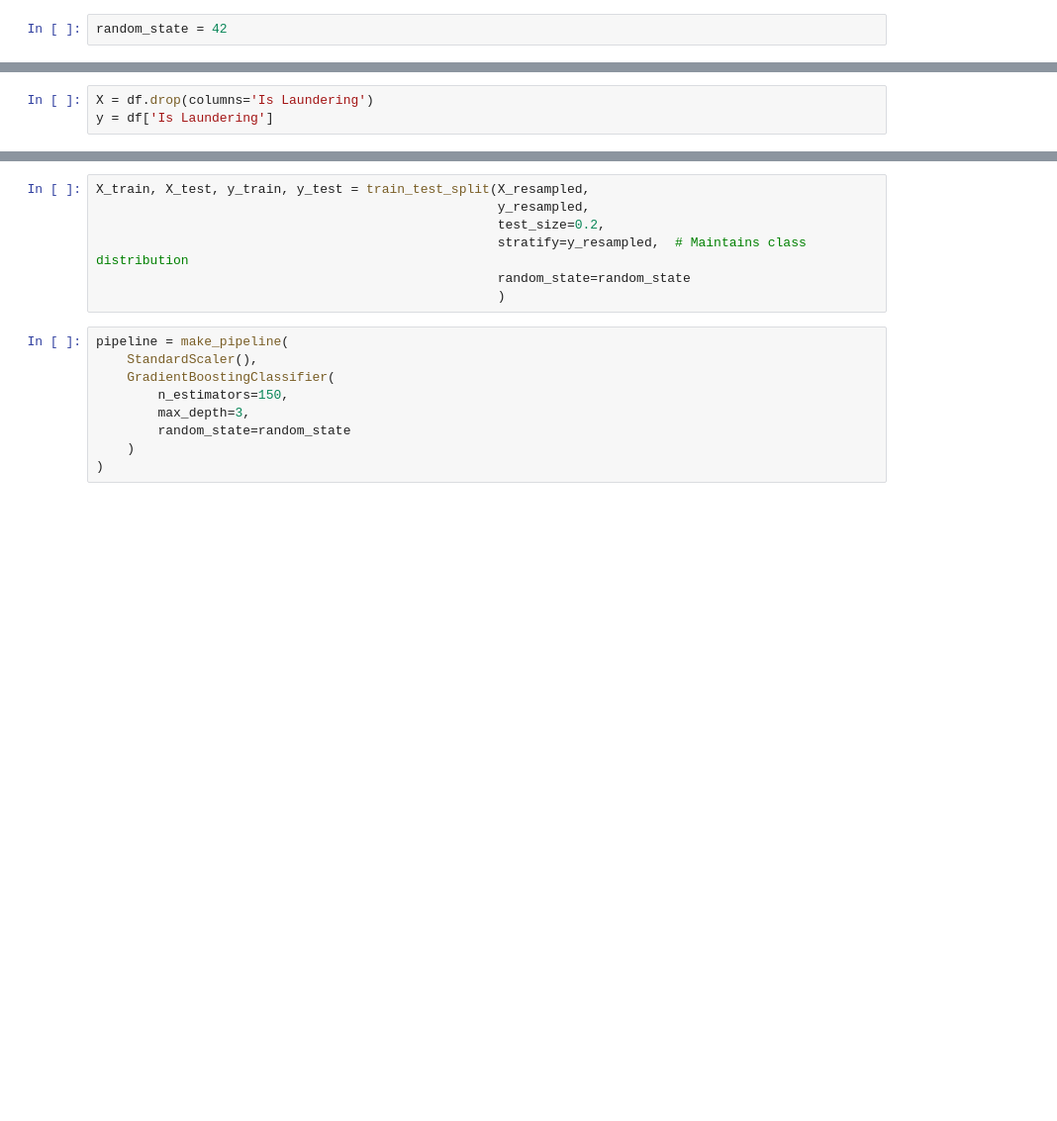
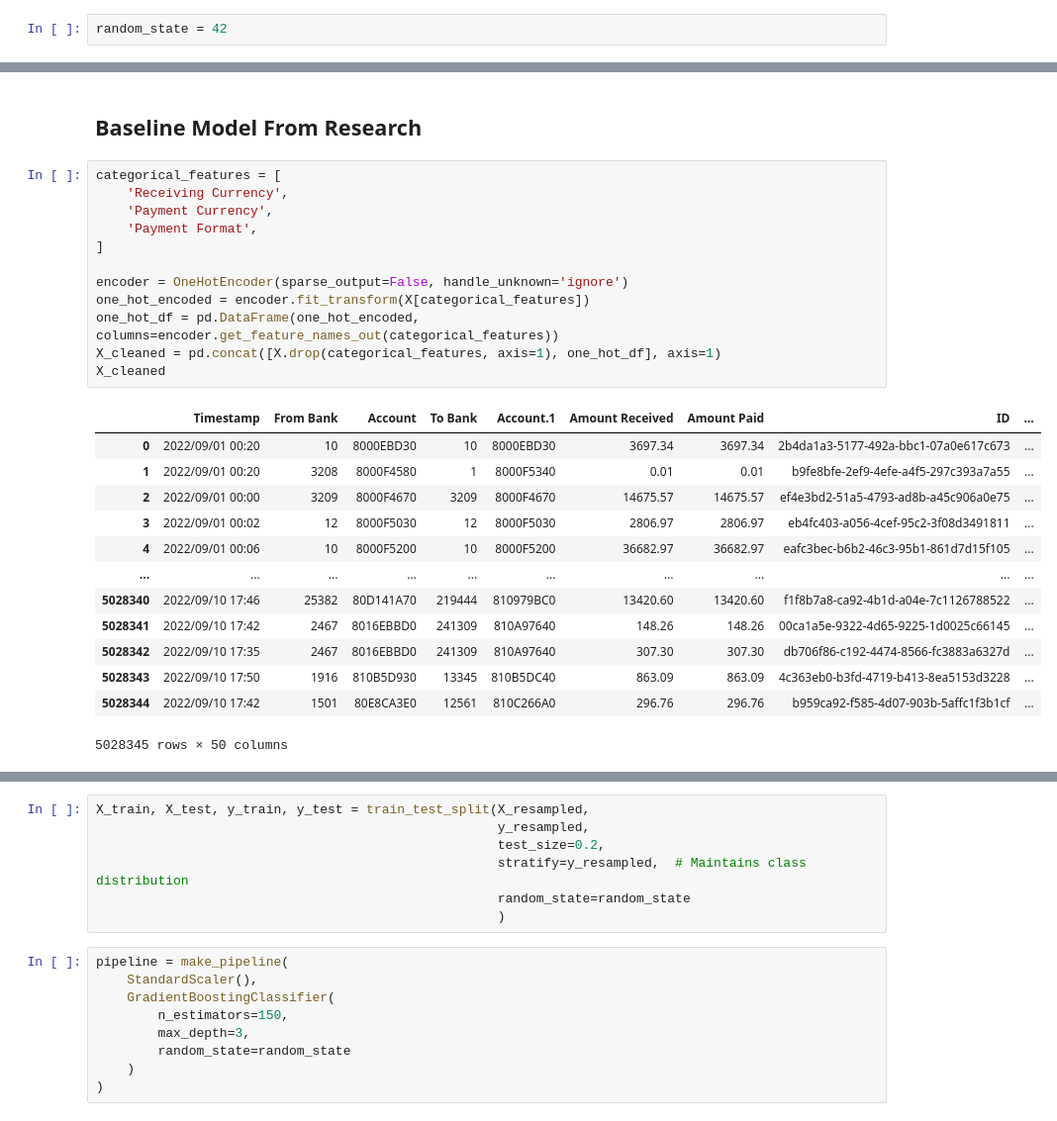
Before and after one commit to calebhadley1/financial-crime, a Jupyter notebook: notebooks/3.01-cjjh-ibm.ipynb, the cells around one changed output, grey strips where cells are left out. Shown at 99% size. Saved outputs shown, nothing was run; the diff lists cells and outputs as text; blank space fills up the shorter version.

```diff
--- a/notebooks/3.01-cjjh-ibm.ipynb
+++ b/notebooks/3.01-cjjh-ibm.ipynb
@@ -44,3 +46,0 @@ df
-# %%
-X = df.drop(columns='Is Laundering')
-y = df['Is Laundering']
@@ -46,0 +63,28 @@ y = df['Is Laundering']
+# %% [markdown]
+## Baseline Model From Research
+# %%
+categorical_features = [
+    'Receiving Currency',
+    'Payment Currency',
+    'Payment Format',
+]
+
+encoder = OneHotEncoder(sparse_output=False, handle_unknown='ignore')
+one_hot_encoded = encoder.fit_transform(X[categorical_features])
+one_hot_df = pd.DataFrame(one_hot_encoded, columns=encoder.get_feature_names_out(categorical_features))
+X_cleaned = pd.concat([X.drop(categorical_features, axis=1), one_hot_df], axis=1)
+X_cleaned
+# %% [output]
+|  | Timestamp | From Bank | Account | To Bank | Account.1 | Amount Received | Amount Paid | ID | ... |
+| 0 | 2022/09/01 00:20 | 10 | 8000EBD30 | 10 | 8000EBD30 | 3697.34 | 3697.34 | 2b4da1a3-5177-492a-bbc1-07a0e617c673 | ... |
+| 1 | 2022/09/01 00:20 | 3208 | 8000F4580 | 1 | 8000F5340 | 0.01 | 0.01 | b9fe8bfe-2ef9-4efe-a4f5-297c393a7a55 | ... |
+| 2 | 2022/09/01 00:00 | 3209 | 8000F4670 | 3209 | 8000F4670 | 14675.57 | 14675.57 | ef4e3bd2-51a5-4793-ad8b-a45c906a0e75 | ... |
+| 3 | 2022/09/01 00:02 | 12 | 8000F5030 | 12 | 8000F5030 | 2806.97 | 2806.97 | eb4fc403-a056-4cef-95c2-3f08d3491811 | ... |
+| 4 | 2022/09/01 00:06 | 10 | 8000F5200 | 10 | 8000F5200 | 36682.97 | 36682.97 | eafc3bec-b6b2-46c3-95b1-861d7d15f105 | ... |
+| ... | ... | ... | ... | ... | ... | ... | ... | ... | ... |
+| 5028340 | 2022/09/10 17:46 | 25382 | 80D141A70 | 219444 | 810979BC0 | 13420.60 | 13420.60 | f1f8b7a8-ca92-4b1d-a04e-7c1126788522 | ... |
+| 5028341 | 2022/09/10 17:42 | 2467 | 8016EBBD0 | 241309 | 810A97640 | 148.26 | 148.26 | 00ca1a5e-9322-4d65-9225-1d0025c66145 | ... |
+| 5028342 | 2022/09/10 17:35 | 2467 | 8016EBBD0 | 241309 | 810A97640 | 307.30 | 307.30 | db706f86-c192-4474-8566-fc3883a6327d | ... |
+| 5028343 | 2022/09/10 17:50 | 1916 | 810B5D930 | 13345 | 810B5DC40 | 863.09 | 863.09 | 4c363eb0-b3fd-4719-b413-8ea5153d3228 | ... |
+| 5028344 | 2022/09/10 17:42 | 1501 | 80E8CA3E0 | 12561 | 810C266A0 | 296.76 | 296.76 | b959ca92-f585-4d07-903b-5affc1f3b1cf | ... |
+5028345 rows × 50 columns
```
Also changed, not shown: parts of 28 cells of this notebook, 4 other files.
